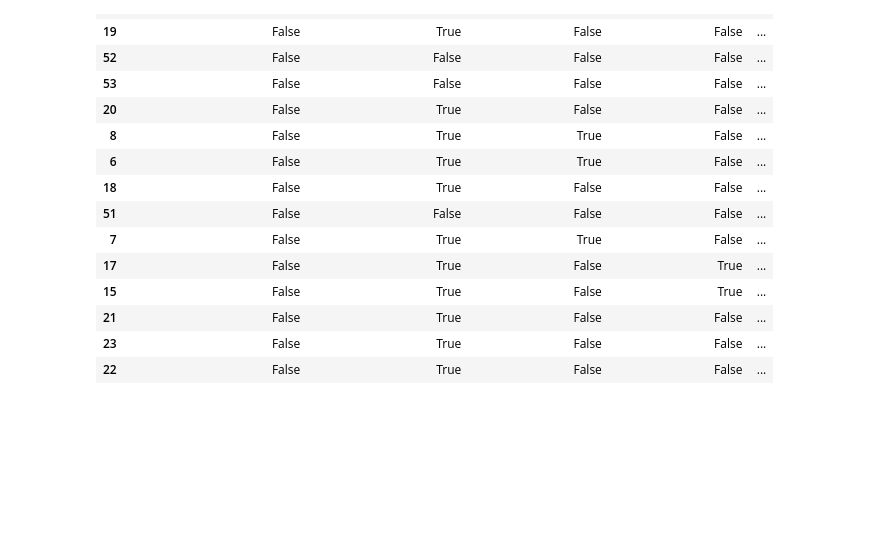
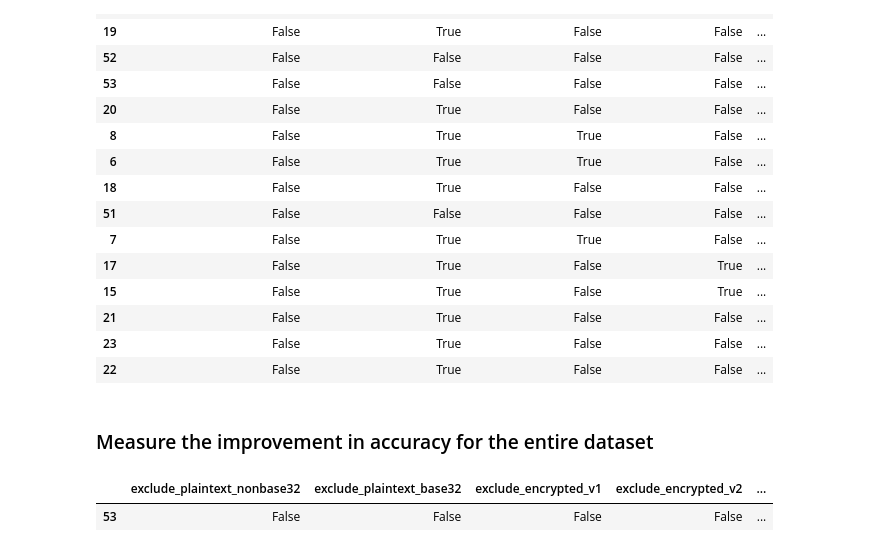
Before and after one commit to bhattacharjee/RansomFoRRT, a Jupyter notebook: iteration_2.1/iteration_2.1_compare_base32_alternate_encryption_scheme.ipynb, the cells around one changed output. Cells and saved outputs as stored; diff of their text form; code cells hidden in the pictures; blank space fills up the shorter version.

```diff
--- a/iteration_2.1/iteration_2.1_compare_base32_alternate_encryption_scheme.ipynb
+++ b/iteration_2.1/iteration_2.1_compare_base32_alternate_encryption_scheme.ipynb
@@ -334,3 +350,15 @@ df[df["ratio_encrypt_nonencrypt"] == 1.0]
 | 21 | False | True | False | False | ... |
 | 23 | False | True | False | False | ... |
 | 22 | False | True | False | False | ... |
+# %% [markdown]
+### Measure the improvement in accuracy for the entire dataset
+# %%
+# Measure everything for the full dataset
+df2 = df
+for colname in df2.columns:
+    if "exclude" in colname:
+        df2 = df2[df2[colname] == False]
+df2
+# %% [output]
+|  | exclude_plaintext_nonbase32 | exclude_plaintext_base32 | exclude_encrypted_v1 | exclude_encrypted_v2 | ... |
+| 53 | False | False | False | False | ... |
```
Also changed, not shown: parts of 6 cells of this notebook.
